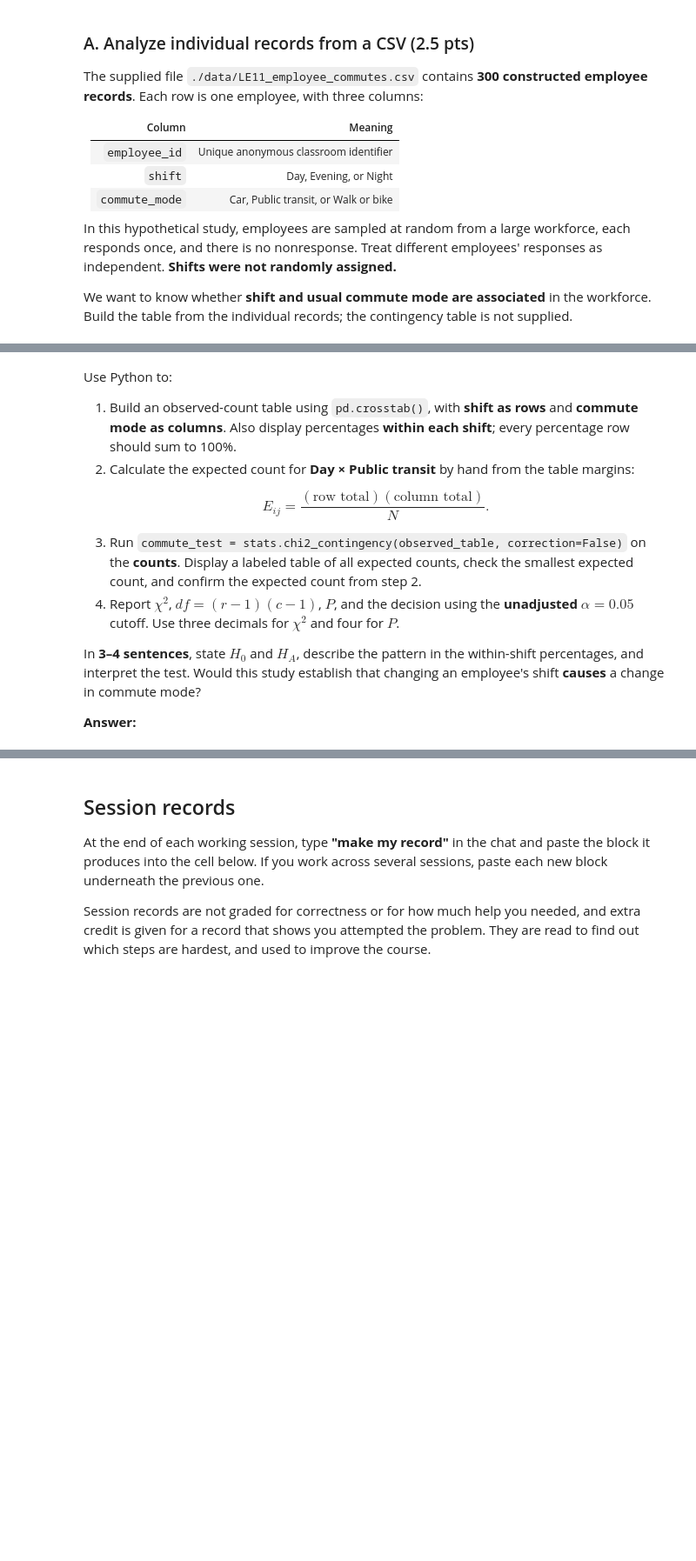
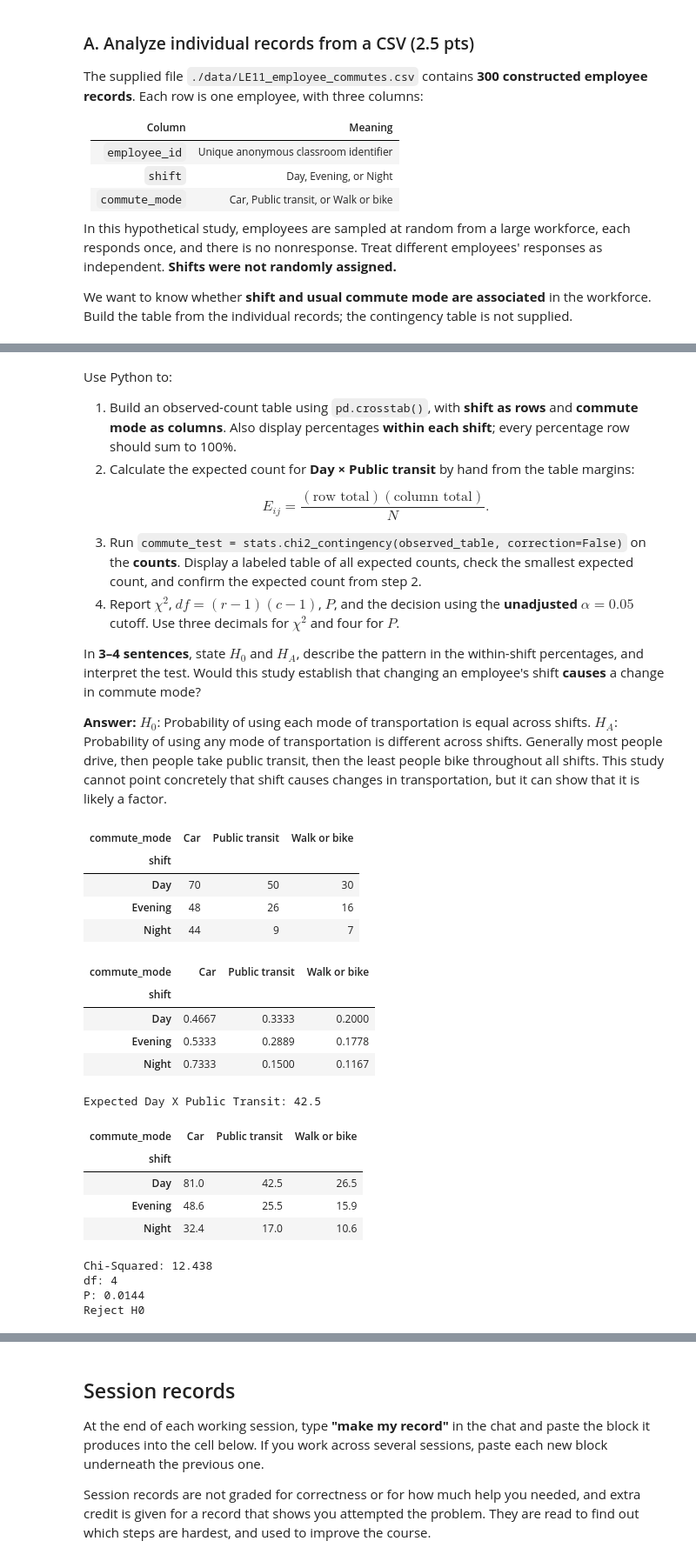
Before and after one commit to DanElkoni/26f-engr1451-2451, a Jupyter notebook: 1-assignments/LE11/LE11.ipynb, the cells around one changed output, grey strips where cells are left out. Shown at 87% size. Cells and saved outputs as stored; diff of their text form; code cells hidden in the pictures; blank space fills up the shorter version.

```diff
--- a/1-assignments/LE11/LE11.ipynb
+++ b/1-assignments/LE11/LE11.ipynb
@@ -182,14 +242,61 @@ $$
 In **3–4 sentences**, state $H_0$ and $H_A$, describe the pattern in the within-shift percentages, and interpret the test. Would this study establish that changing an employee's shift **causes** a change in commute mode?
 
 **Answer:**
+$H_0$: Probability of using each mode of transportation is equal across shifts. $H_A$: Probability of using any mode of transportation is different across shifts. Generally most people drive, then people take public transit, then the least people bike throughout all shifts. This study cannot point concretely that shift causes changes in transportation, but it can show that it is likely a factor.
 # %%
+n = len(commutes)
+alpha = 0.05
+
 # Build observed_table using pd.crosstab(...).
+observed_table = pd.crosstab(commutes["shift"], commutes["commute_mode"])
+display(observed_table)
+
+r, c = observed_table.shape
+df = (r-1)*(c-1)
+
 # Calculate percentages within each shift (not percentages of all employees).
+percentage_table = pd.crosstab(commutes["shift"], commutes["commute_mode"], normalize="index")
+display(percentage_table)
+
 # Calculate the Day x Public transit expected count from the margins.
+expected_dayxpt = (observed_table.loc["Day"].sum())*(observed_table["Public transit"].sum())/n
+print(f"Expected Day X Public Transit: {expected_dayxpt}")
+
 # Run the chi-square test and keep the result in commute_test.
+commute_test = stats.chi2_contingency(observed_table, correction=False)
+
 # Display expected counts; report chi-square, df, P, and the decision.
+expected_table = pd.DataFrame(commute_test.expected_freq, index=observed_table.index, columns=observed_table.columns)
+display(expected_table)
 
-# Your code here
+chi_square = commute_test.statistic
+p = commute_test.pvalue
+
+print(f"Chi-Squared: {chi_square:.3f}")
+print(f"df: {df}")
+print(f"P: {p:.4f}")
+print(f"{'Reject H0' if p < alpha else 'Fail to reject H0'}")
+# %% [output]
+| commute_mode | Car | Public transit | Walk or bike |
+| shift |  |  |  |
+| Day | 70 | 50 | 30 |
+| Evening | 48 | 26 | 16 |
+| Night | 44 | 9 | 7 |
+| commute_mode | Car | Public transit | Walk or bike |
+| shift |  |  |  |
+| Day | 0.4667 | 0.3333 | 0.2000 |
+| Evening | 0.5333 | 0.2889 | 0.1778 |
+| Night | 0.7333 | 0.1500 | 0.1167 |
+Expected Day X Public Transit: 42.5
+| commute_mode | Car | Public transit | Walk or bike |
+| shift |  |  |  |
+| Day | 81.0 | 42.5 | 26.5 |
+| Evening | 48.6 | 25.5 | 15.9 |
+| Night | 32.4 | 17.0 | 10.6 |
+Chi-Squared: 12.438
+df: 4
+P: 0.0144
+Reject H0
 # %% [markdown]
 ### B. Account for the full family of tests (1.5 pts)
 
```
Also changed, not shown: parts of 7 cells of this notebook, 1 other file.
